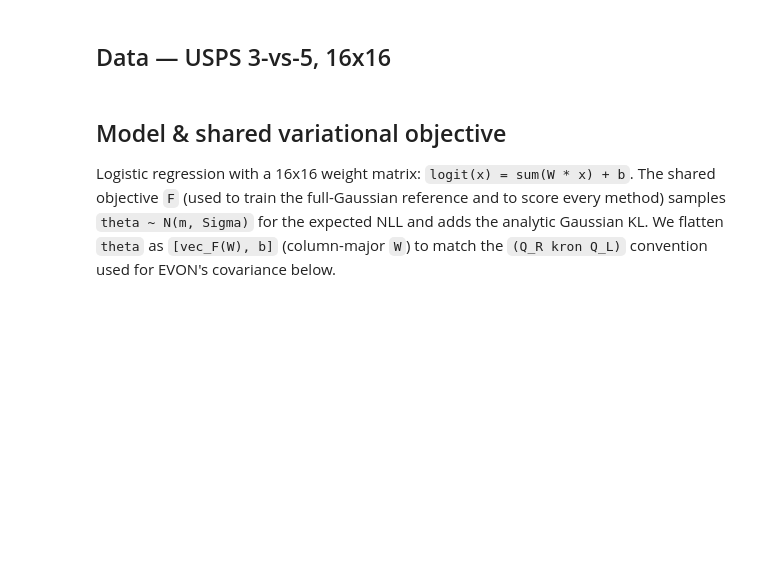
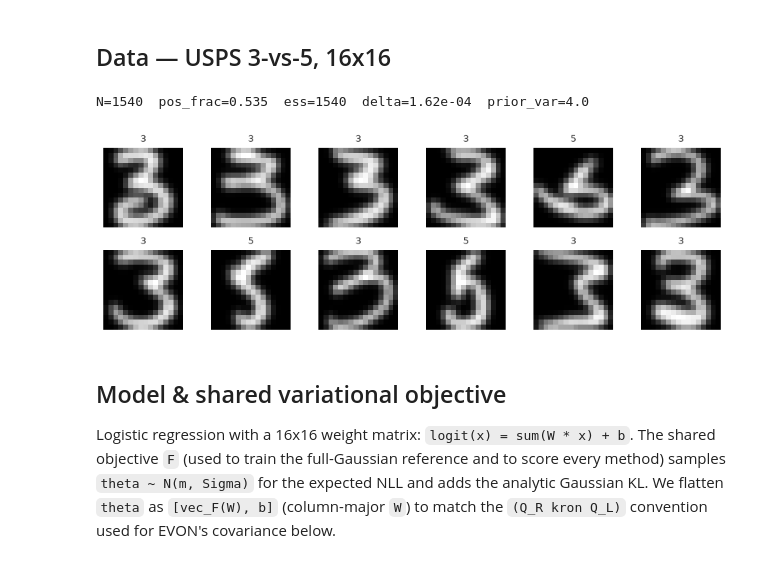
Before and after one commit to dimarkov/blrax, a Jupyter notebook: examples/recreate_fig3_logreg.ipynb, the cells around one changed output. Drawn from its saved outputs; the diff is of its cells as text; code cells hidden in the pictures; blank space fills up the shorter version.

```diff
--- a/examples/recreate_fig3_logreg.ipynb
+++ b/examples/recreate_fig3_logreg.ipynb
@@ -48,35 +50,38 @@ def load_usps_3v5(cache_dir="data"):
     os.makedirs(cache_dir, exist_ok=True)
     path = os.path.join(cache_dir, "USPS.arff")
     if not os.path.exists(path):
         req = urllib.request.Request(USPS_ARFF_URL, headers={"User-Agent": "urllib"})
         with open(path, "wb") as f:
             f.write(urllib.request.urlopen(req).read())
     rows, in_data = [], False
     for line in open(path).read().splitlines():
         s = line.strip()
         if not in_data:
             in_data = s.lower() == "@data"
             continue
         if s and not s.startswith("%"):
             rows.append(s)
     arr = np.array([[float(t) for t in r.split(",")] for r in rows], np.float32)
     labels = arr[:, 0].astype(int)
     X = arr[:, 1:]                                  # (N,256) in [-1,1]
     mask = (labels == 4) | (labels == 6)            # digits 3 and 5 (1-indexed)
     Xb = X[mask].reshape(-1, 16, 16)
     yb = (labels[mask] == 4).astype(np.int32)       # 1 == digit 3
     return jnp.asarray(Xb), jnp.asarray(yb)
 
 
 X, y = load_usps_3v5()
-N = int(X.shape[0]); ess = float(N); delta = 0.01 / N; prior_var = 1.0 / (ess * delta)
-print(f"N={N}  pos_frac={float(y.mean()):.3f}  ess={ess:.0f}  delta={delta:.2e}  prior_var={prior_var:.0f}")
+N = int(X.shape[0]); ess = float(N); delta = 0.25 / N; prior_var = 1.0 / (ess * delta)
+print(f"N={N}  pos_frac={float(y.mean()):.3f}  ess={ess:.0f}  delta={delta:.2e}  prior_var={prior_var:.1f}")
 
 fig, axes = plt.subplots(2, 6, figsize=(9, 3))
 for ax, i in zip(axes.ravel(), np.random.default_rng(0).choice(N, 12, replace=False)):
     ax.imshow(np.asarray(X[i]), cmap="gray"); ax.set_title("3" if int(y[i]) == 1 else "5", fontsize=9)
     ax.axis("off")
 fig.tight_layout()
+# %% [output]
+N=1540  pos_frac=0.535  ess=1540  delta=1.62e-04  prior_var=4.0
+[figure, added]
 # %% [markdown]
 ## Model & shared variational objective
 
```
Also changed, not shown: parts of 7 cells of this notebook, 5 other files.
